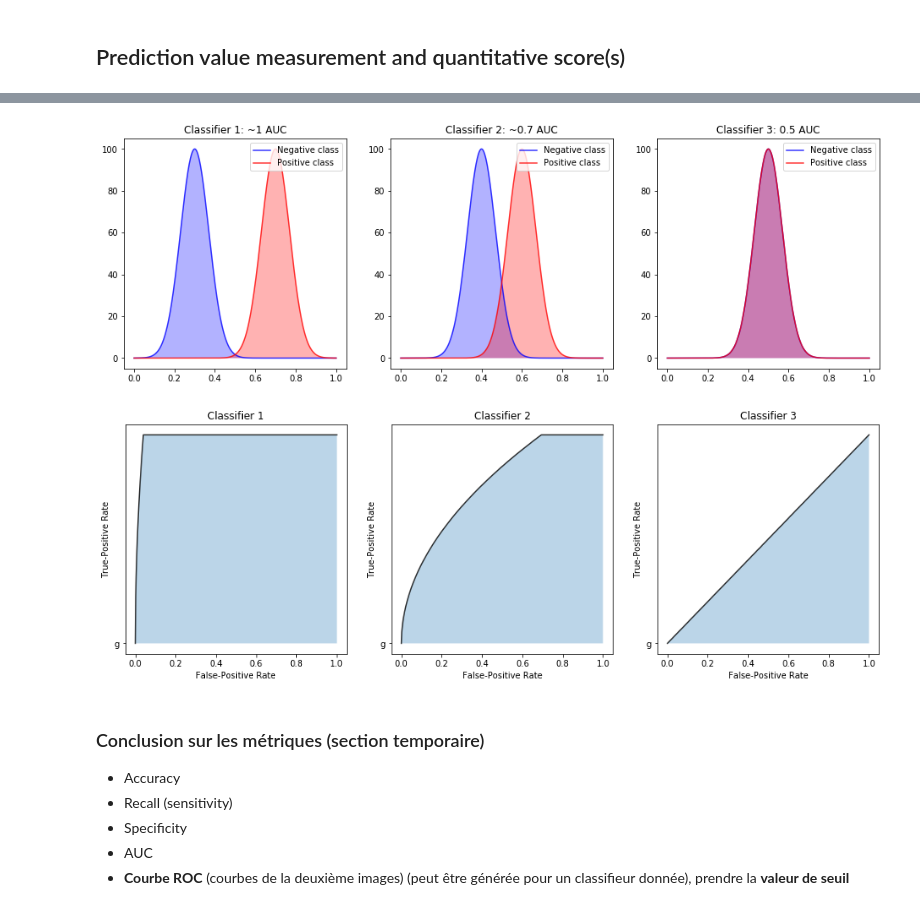
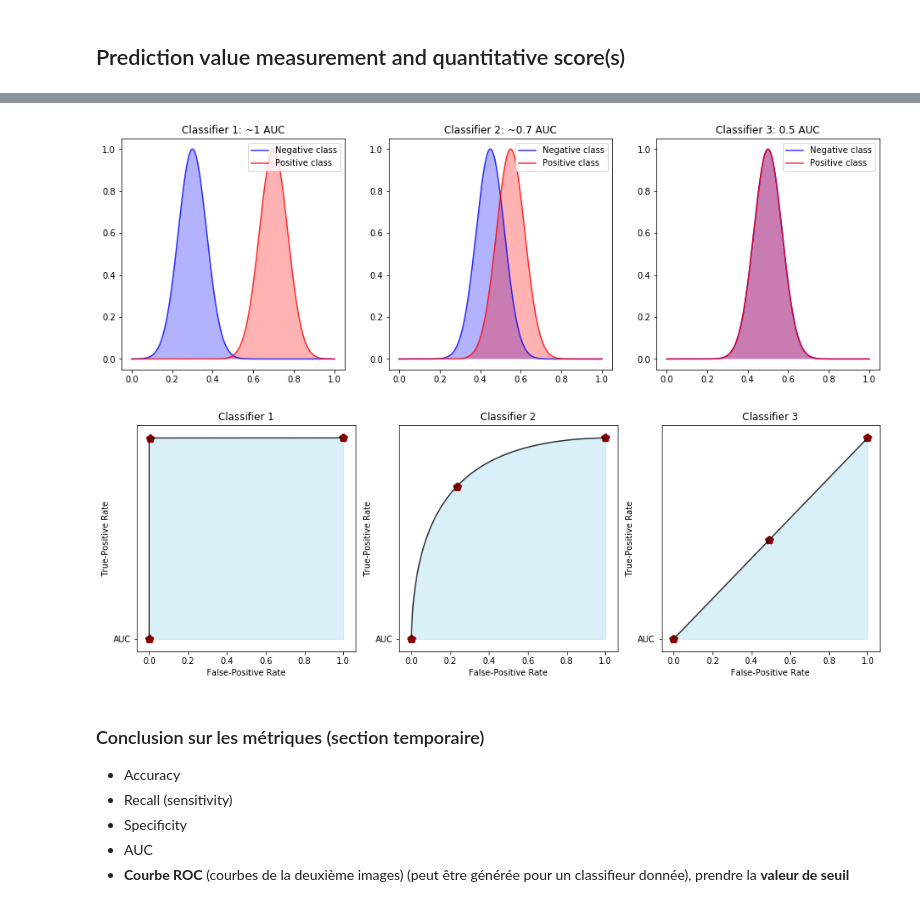
Before and after one commit to jeanbabs/Melanoma_detection, a Jupyter notebook: vincent.ipynb, the cells around one changed output, grey strips where cells are left out. Cells and saved outputs as stored; diff of their text form; code cells hidden in the pictures.

```diff
--- a/vincent.ipynb
+++ b/vincent.ipynb
@@ -76,45 +101,50 @@ def gaussian(x, mu, sig):
 # Distributions plotting setting
 fig_dist = plt.figure(figsize=(16, 5))
 axes_dist = []
-mus = [[0.3, 0.7], [0.4, 0.6], [0.5, 0.5]]
+mus = [[0.3, 0.7], [0.45, 0.55], [0.5, 0.5]]
 titles = ['~1', '~0.7', '0.5']
 
 # ROC curves-ish setting
 fig_roc = fig = plt.figure(figsize=(16, 5))
 axes_roc = []
-coeffs = [5, 1.2, 0]
 
 def add_gaussians(ax, mus):
     x = np.linspace(0, 1, 500)
-    neg_dist = 100 * gaussian(x, mus[0], 0.07)
-    pos_dist = 100 * gaussian(x, mus[1], 0.07)
+    neg_dist = gaussian(x, mus[0], 0.07)
+    pos_dist = gaussian(x, mus[1], 0.07)
     # Outline
     ax.plot(x, neg_dist, c='b', alpha=0.8, label="Negative class")
     ax.plot(x, pos_dist, c='r', alpha=0.8, label="Positive class")
     # Fill
     ax.fill(x, neg_dist, 'b', x, pos_dist, 'r', alpha=0.3)
     ax.legend(loc="upper right")
-def add_roc(ax, coeff):
-    x = np.linspace(0, 1, 500)
-    y = np.minimum(1, np.sqrt(x) * coeff if coeff != 0 else x)
+def add_roc(ax, mus):
+    x = []
+    y = []
+    for alpha in np.linspace(0, 1, 500):
+        x.append(1 - norm.cdf(alpha, loc=mus[0], scale=0.07))
+        y.append(1 - norm.cdf(alpha, loc=mus[1], scale=0.07))
     # Outline
     ax.plot(x, y, c='k', alpha=0.8)
-    ax.fill_between(x, y, 'g', alpha=0.3)
+    ax.fill_between(x, y, 'AUC', color='skyblue', alpha=0.3)
+    x_thres = [x[0], x[int(len(x) / 2)], x[-1]]
+    y_thres = [y[0], y[int(len(x) / 2)], y[-1]]
+    ax.scatter(x_thres, y_thres, marker='*', color='darkred', linewidths=5)
     plt.xlabel('False-Positive Rate')
     plt.ylabel('True-Positive Rate')
 
 for i in range(3):
     axes_dist.append(fig_dist.add_subplot(131 + i))
     axes_dist[-1].set_title('Classifier ' + str(i + 1) + ': ' + titles[i] + ' AUC')
     add_gaussians(axes_dist[-1], mus[i])
 
     axes_roc.append(fig_roc.add_subplot(131 + i))
     axes_roc[-1].set_title('Classifier ' + str(i + 1))
-    add_roc(axes_roc[-1], coeffs[i])
+    add_roc(axes_roc[-1], mus[i])
 plt.show()
 # %% [output]
-[figure, old version]
+[figure, new version]
-[figure, old version]
+[figure, new version]
 # %% [markdown]
 ### Conclusion sur les métriques (section temporaire)
 
```
Also changed, not shown: parts of 3 cells of this notebook, 3 other files.
